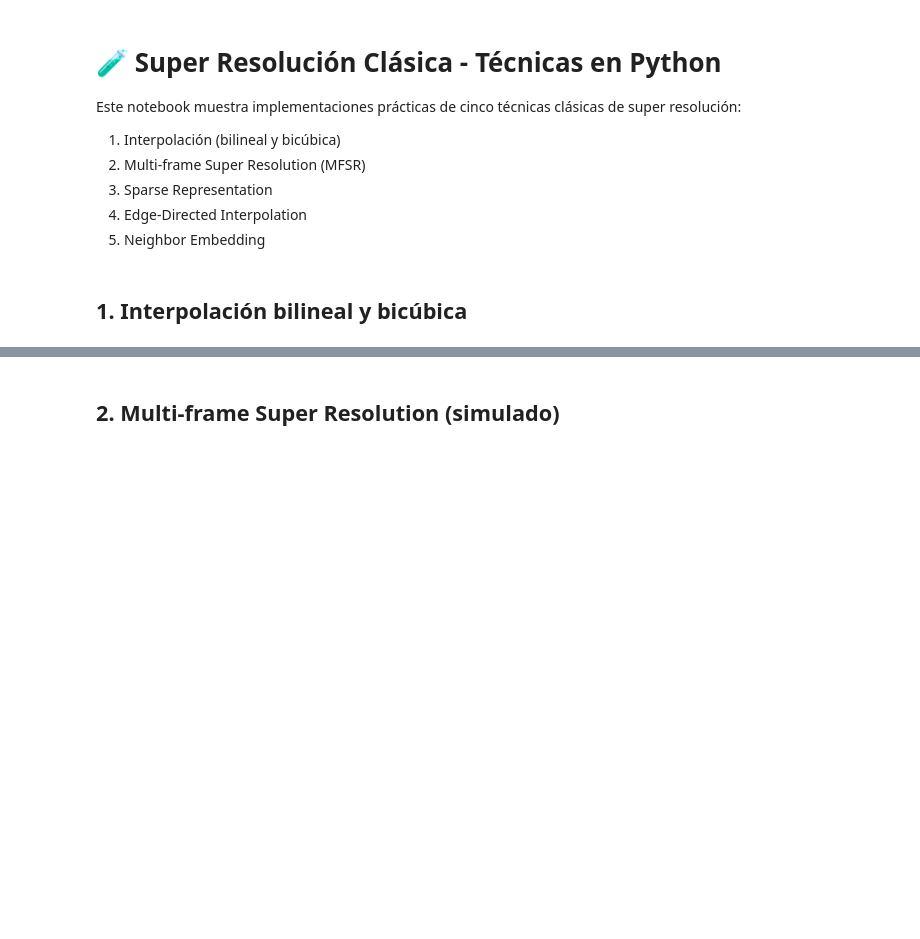
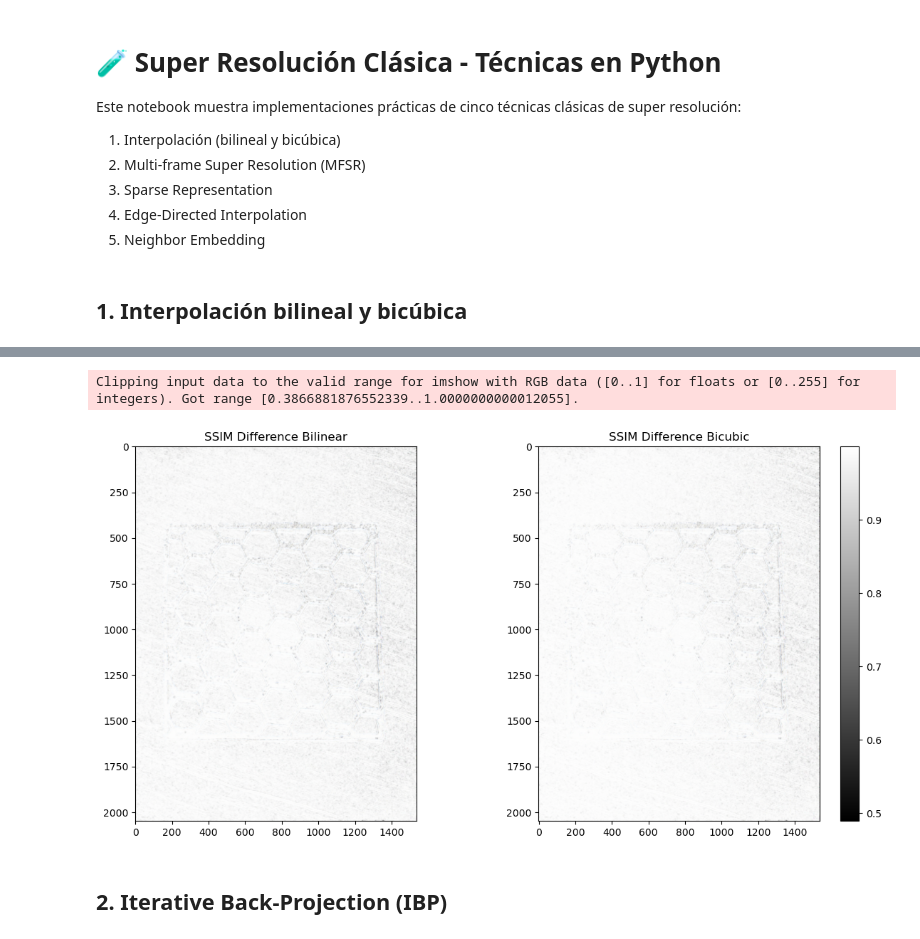
Before and after one commit to bgmanuel99/Super-Resolution-Images-for-3D-Printing-Defect-Detection, a Jupyter notebook: SRModels/ClassicModels/super_resolucion_clasica.ipynb, the cells around one changed output, grey strips where cells are left out. Cells and saved outputs as stored; diff of their text form; code cells hidden in the pictures; blank space fills up the shorter version.

```diff
--- a/SRModels/ClassicModels/super_resolucion_clasica.ipynb
+++ b/SRModels/ClassicModels/super_resolucion_clasica.ipynb
@@ -36,0 +38,15 @@ plt.show()
+# %%
+psnr_bilinear = psnr(original_rgb, bilinear)
+psnr_bicubic = psnr(original_rgb, bicubic)
+print(f"PSNR Bilinear: {psnr_bilinear:.2f} dB")
+print(f"PSNR Bicubic: {psnr_bicubic:.2f} dB")
+
+(ssim_bilinear, diff_bilinear) = ssim(original_rgb, bilinear, channel_axis=2, full=True)
+(ssim_bicubic, diff_bicubic) = ssim(original_rgb, bicubic, channel_axis=2, full=True)
+print(f"\nSSIM Bilinear: {ssim_bilinear:.4f}")
+print(f"SSIM Bicubic: {ssim_bicubic:.4f}")
+
+mse_bilinear = np.mean((original_rgb - bilinear) ** 2)
+mse_bicubic = np.mean((original_rgb - bicubic) ** 2)
+print(f"\nMSE Bilinear: {mse_bilinear:.2f}")
+print(f"MSE Bicubic: {mse_bicubic:.2f}")
@@ -37,3 +62,17 @@ plt.show()
+# %%
+plt.figure(figsize=(12, 6))
+plt.subplot(1, 2, 1)
+plt.title("SSIM Difference Bilinear")
+plt.imshow(diff_bilinear, cmap='gray')
+plt.subplot(1, 2, 2)
+plt.title("SSIM Difference Bicubic")
+plt.imshow(diff_bicubic, cmap='gray')
+plt.colorbar()
+plt.tight_layout()
+plt.show()
+# %% [output]
+Clipping input data to the valid range for imshow with RGB data ([0..1] for floats or [0..255] for integers). Got range [0.3866881876552339..1.0000000000012055].
+[figure, added]
 # %% [markdown]
-## 2. Multi-frame Super Resolution (simulado)
+## 2. Iterative Back-Projection (IBP)
 # %%
```
Also changed, not shown: parts of 23 cells of this notebook, 6 other files.
